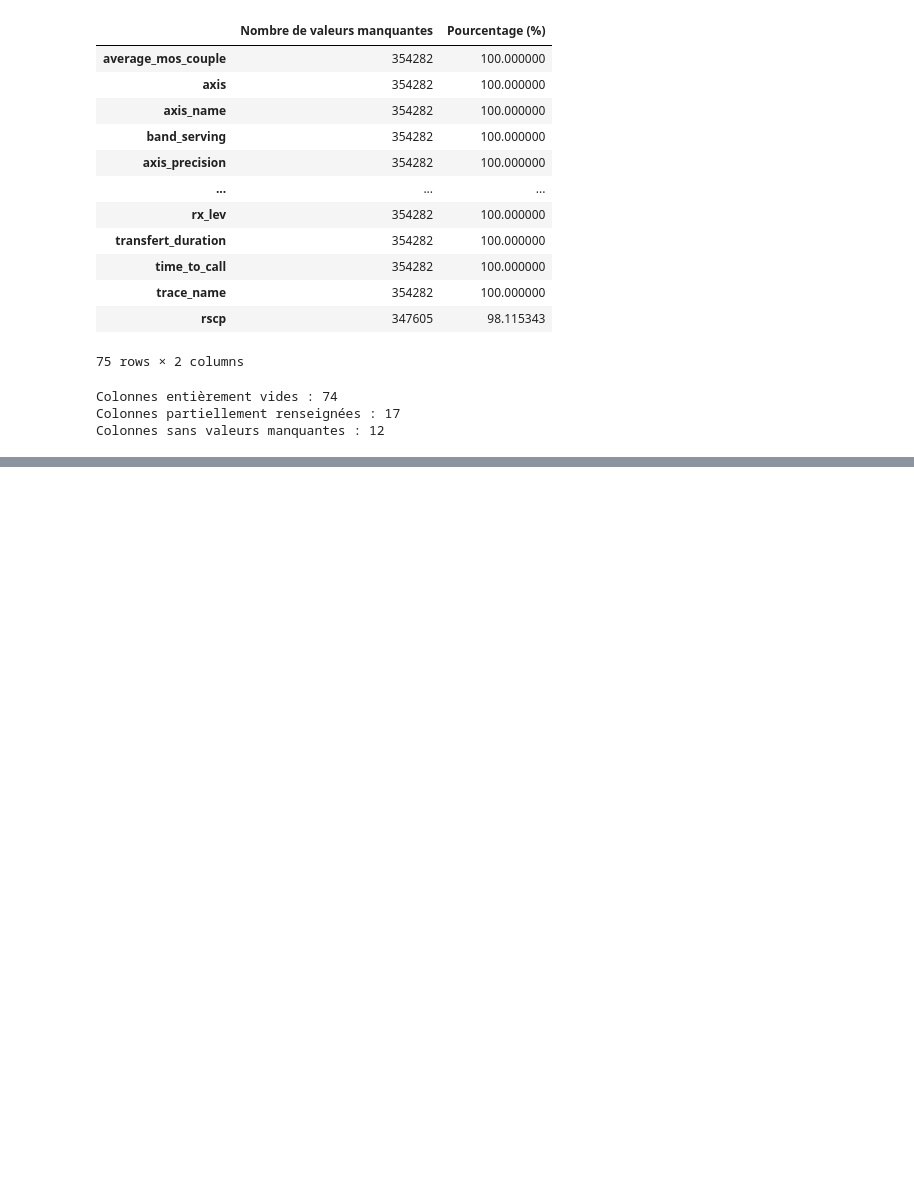
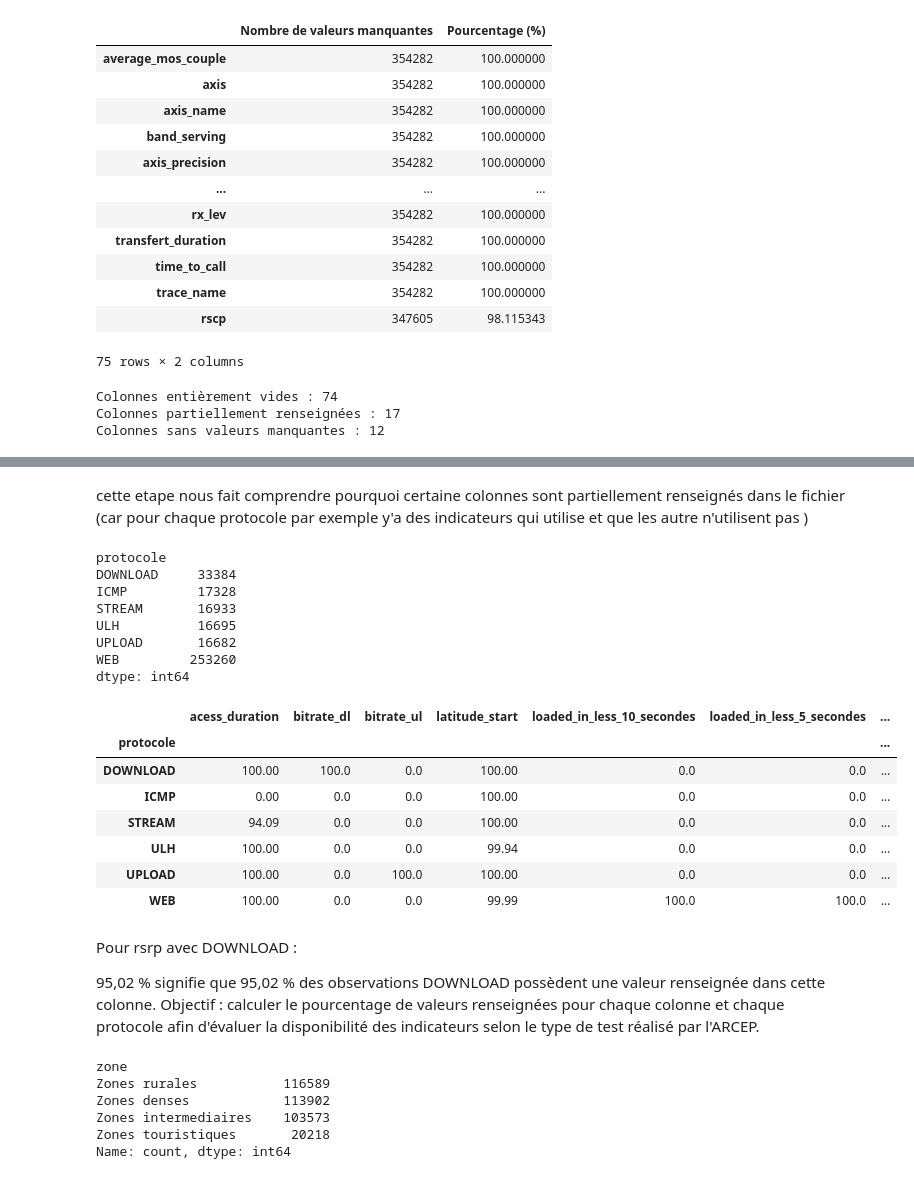
Before and after one commit to SoniaCH613/mobile-network-performance-analysis, a Jupyter notebook: analyses_jupyter/01_data_exploration.ipynb, the cells around one changed output, grey strips where cells are left out. Saved outputs shown, nothing was run; the diff lists cells and outputs as text; code cells hidden in the pictures; blank space fills up the shorter version.

Commit message:
Exploration des données et analyse des protocoles

```diff
--- a/analyses_jupyter/01_data_exploration.ipynb
+++ b/analyses_jupyter/01_data_exploration.ipynb
@@ -186,0 +254,53 @@ Colonnes sans valeurs manquantes : 12
+# %%
+#Notre objectif est de déterminer quels indicateurs sont renseignés pour
+# chaque type de test (protocole).
+
+repartition_champs = donnees_completes.groupby("protocole")[colonnes_partielles.index].count()
+# groupby("protocole") regroupe les observations selon leur protocole.
+# count() compte les valeurs non manquantes de chaque colonne
+# pour chaque protocole.
+# Cela permet d'identifier les indicateurs renseignés selon le type de test.
+# %% [markdown]
+cette etape nous fait comprendre pourquoi certaine colonnes sont partiellement renseignés dans le fichier (car pour chaque protocole par exemple y'a des indicateurs qui utilise et que les autre n'utilisent pas )
+# %%
+#Nombre total d'observations pouur chaque protocole
+total_protocole=donnees_completes.groupby("protocole").size()
+print(total_protocole)
+pourcentage_renseigne=repartition_champs.div(total_protocole,axis=0) *100
+display(pourcentage_renseigne.round(2))
+# %% [output]
+protocole
+DOWNLOAD     33384
+ICMP         17328
+STREAM       16933
+ULH          16695
+UPLOAD       16682
+WEB         253260
+dtype: int64
+|  | acess_duration | bitrate_dl | bitrate_ul | latitude_start | loaded_in_less_10_secondes | loaded_in_less_5_secondes | ... |
+| protocole |  |  |  |  |  |  | ... |
+| DOWNLOAD | 100.00 | 100.0 | 0.0 | 100.00 | 0.0 | 0.0 | ... |
+| ICMP | 0.00 | 0.0 | 0.0 | 100.00 | 0.0 | 0.0 | ... |
+| STREAM | 94.09 | 0.0 | 0.0 | 100.00 | 0.0 | 0.0 | ... |
+| ULH | 100.00 | 0.0 | 0.0 | 99.94 | 0.0 | 0.0 | ... |
+| UPLOAD | 100.00 | 0.0 | 100.0 | 100.00 | 0.0 | 0.0 | ... |
+| WEB | 100.00 | 0.0 | 0.0 | 99.99 | 100.0 | 100.0 | ... |
+# %% [markdown]
+Pour rsrp avec DOWNLOAD :
+
+95,02 % signifie que 95,02 % des observations DOWNLOAD possèdent une valeur renseignée dans cette colonne.
+Objectif : calculer le pourcentage de valeurs renseignées pour chaque colonne
+et chaque protocole afin d'évaluer la disponibilité des indicateurs
+selon le type de test réalisé par l'ARCEP.
+# %%
+# Examiner les différentes catégories de zones géographiques
+display(donnees_completes["zone"].value_counts(dropna=False))
+
+#Objectif : identifier les différentes catégories de territoires présentes dans notre dataset.
+# %% [output]
+zone
+Zones rurales           116589
+Zones denses            113902
+Zones intermediaires    103573
+Zones touristiques       20218
+Name: count, dtype: int64
```
Also changed, not shown: parts of 10 cells of this notebook.
